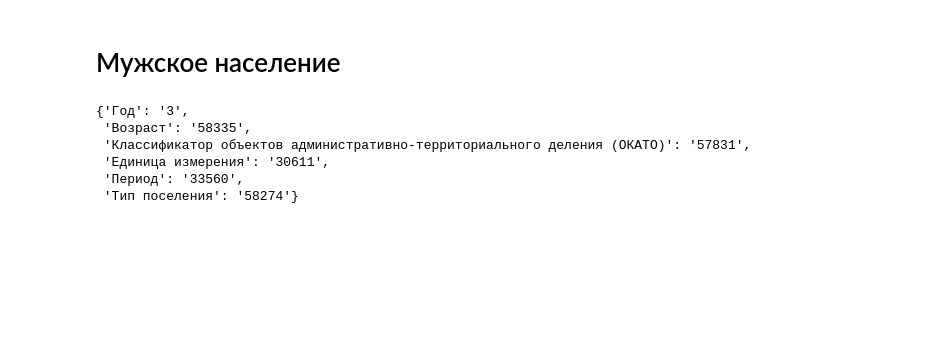
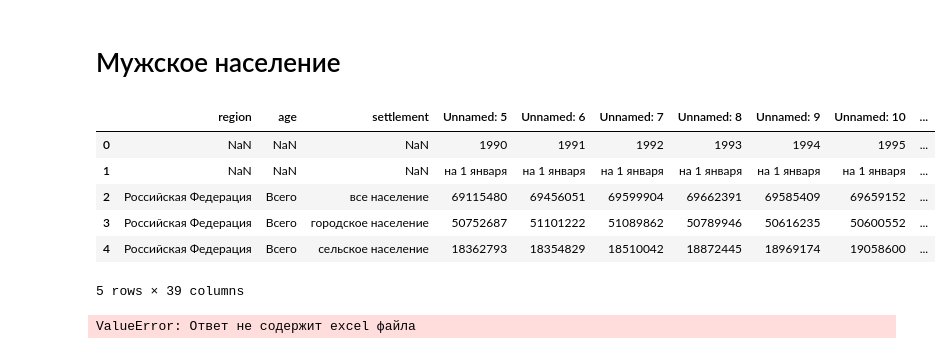
Before and after one commit to Derniska/fedstatt_parser, a Jupyter notebook: indicators.ipynb, the cells around one changed output. Cells and saved outputs as stored; diff of their text form; code cells hidden in the pictures; blank space fills up the shorter version.

```diff
--- a/indicators.ipynb
+++ b/indicators.ipynb
@@ -436,12 +611,20 @@ df_mid.to_excel("sorted_data.xlsx", index = False)
 df_styled.to_excel("sorted_data_highlighted.xlsx", index = False)
 # %% [markdown]
 # Мужское население
-# %%
-get_filters(id = 31548)
-# %% [output]
-{'Год': '3',
- 'Возраст': '58335',
- 'Классификатор объектов административно-территориального деления (ОКАТО)': '57831',
- 'Единица измерения': '30611',
- 'Период': '33560',
- 'Тип поселения': '58274'}
+# %%
+men_population = FedStatIndicator(indicator_id = 31548)
+df_men = men_population.get_processed_data()
+# %%
+df_men.head()
+# %% [output]
+|  | region | age | settlement | Unnamed: 5 | Unnamed: 6 | Unnamed: 7 | Unnamed: 8 | Unnamed: 9 | Unnamed: 10 | ... |
+| 0 | NaN | NaN | NaN | 1990 | 1991 | 1992 | 1993 | 1994 | 1995 | ... |
+| 1 | NaN | NaN | NaN | на 1 января | на 1 января | на 1 января | на 1 января | на 1 января | на 1 января | ... |
+| 2 | Российская Федерация | Всего | все население | 69115480 | 69456051 | 69599904 | 69662391 | 69585409 | 69659152 | ... |
+| 3 | Российская Федерация | Всего | городское население | 50752687 | 51101222 | 51089862 | 50789946 | 50616235 | 50600552 | ... |
+| 4 | Российская Федерация | Всего | сельское население | 18362793 | 18354829 | 18510042 | 18872445 | 18969174 | 19058600 | ... |
+5 rows × 39 columns
+# %%
+df_mem_raw = men_population.load_raw_indicator(data_type="excel")
+# %% [output]
+ValueError: Ответ не содержит excel файла
```
Also changed, not shown: parts of 10 cells of this notebook.
